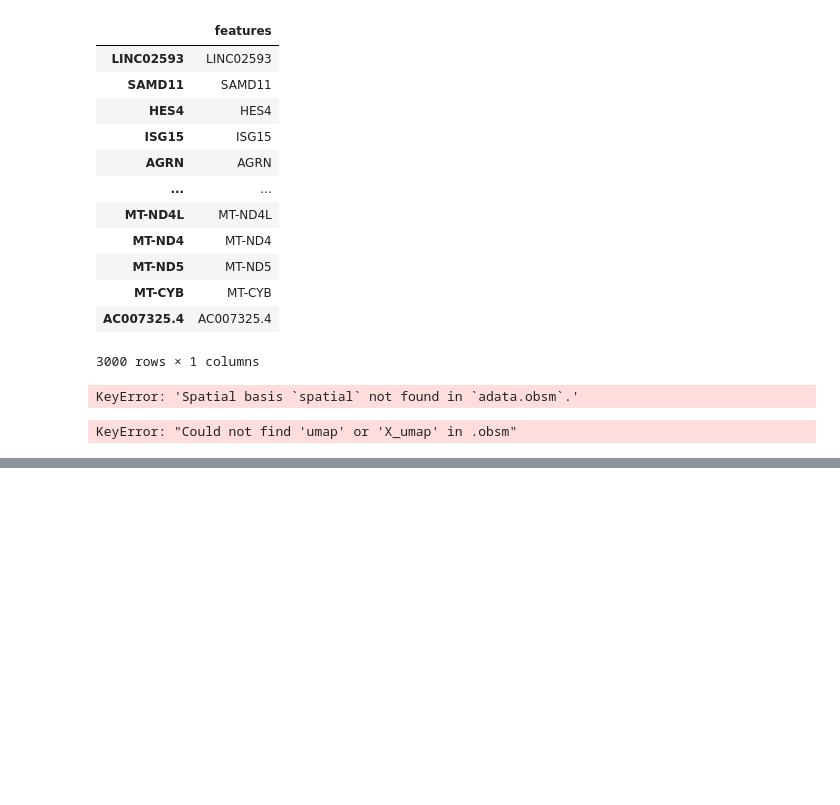
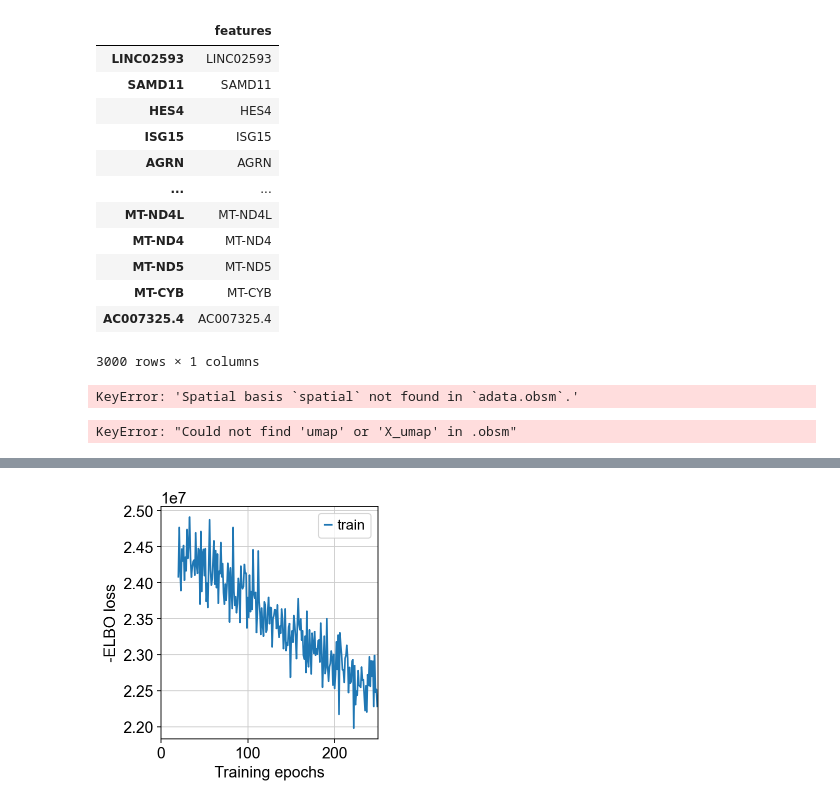
Before and after one commit to Lilian-GA/GenMed_CCC, a Jupyter notebook: testm.ipynb, the cells around one changed output, grey strips where cells are left out. Saved outputs shown, nothing was run; the diff lists cells and outputs as text; code cells hidden in the pictures; blank space fills up the shorter version.

Commit message:
model regression saved

```diff
--- a/testm.ipynb
+++ b/testm.ipynb
@@ -110,3 +110,14 @@ shared_features = [
 ]
 adata_sc = adata_sc[:, shared_features].copy()
 adata_st = adata_st[:, shared_features].copy()
+# %%
+#configurer et entrainer sur scRNAseq
+adata_sc_filtered = adata_sc[adata_sc.obs['cell_type'] != 'low quality', :].copy()
+c2l.models.RegressionModel.setup_anndata(
+    adata=adata_sc_filtered,
+    labels_key="cell_type"
+)
+
+model = c2l.models.RegressionModel(adata_sc_filtered)
+
+model.train(max_epochs=250, batch_size=2500, train_size=1, lr=0.002)
@@ -112,0 +134,4 @@ adata_st = adata_st[:, shared_features].copy()
+# %%
+model.plot_history(20)
+# %% [output]
+[figure, added]
```
Also changed, not shown: parts of 6 cells of this notebook, 2 other files.
